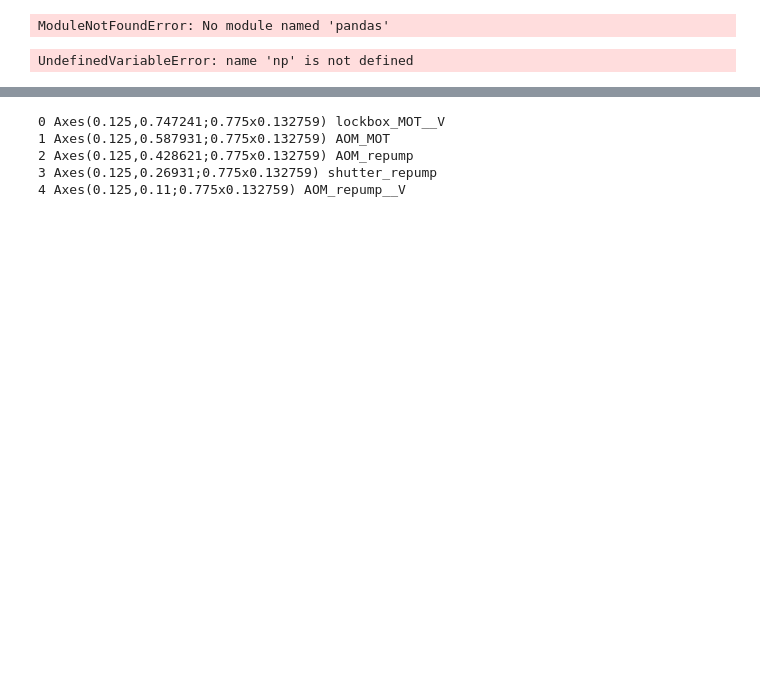
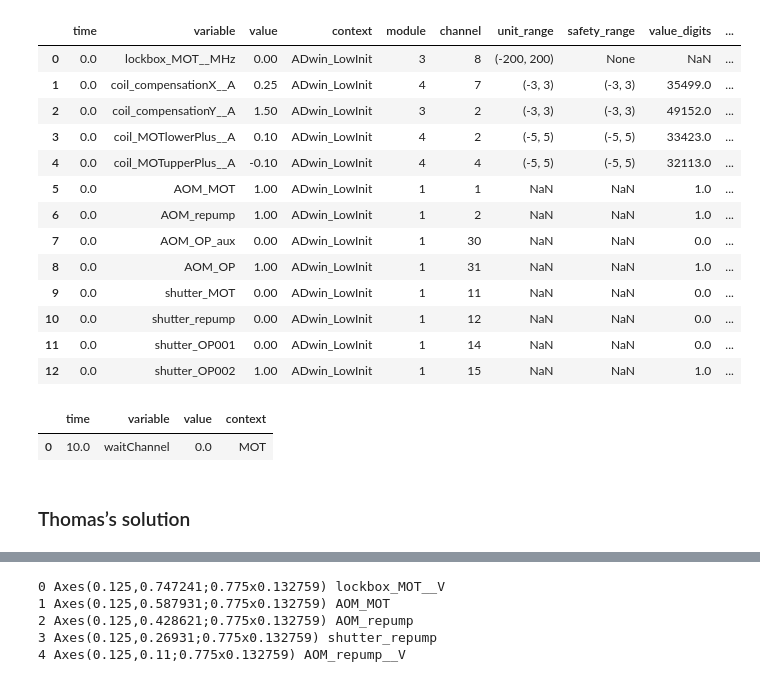
Before and after one commit to WignerQuantumOptics/Wigner_Time, a Jupyter notebook: doc/experiment_new.ipynb, the cells around one changed output, grey strips where cells are left out. Drawn from its saved outputs; the diff is of its cells as text; code cells hidden in the pictures; blank space fills up the shorter version.

Commit message:
Added the possibility of giving a variable directly in MHz (cf. lockboxes) + several TODOs, comments, and small restructurings

```diff
--- a/doc/experiment_new.ipynb
+++ b/doc/experiment_new.ipynb
@@ -1,4 +1,7 @@
 # %%
+import sys
+sys.path.append("..")
+
 import importlib.resources as resources
 import pathlib as pl
 
@@ -8,11 +11,12 @@ from munch import Munch
 from wigner_time import connection as con
 from wigner_time import timeline as tl
 from wigner_time import adwin as adwin
+from wigner_time import constructor as construct
 import wigner_time
 
 from copy import deepcopy
+
+%matplotlib qt
-# %% [output]
-ModuleNotFoundError: No module named 'pandas'
 # %%
 connections = con.connection(
     ["shutter_MOT", 1, 11],
@@ -69,18 +81,14 @@ def to_V(MHz) : return constants.factor__VpMHz * MHz
-# %%
-wigner_time.adwin.output(adwin.add(init(),connections,devices))
-# %% [output]
-UndefinedVariableError: name 'np' is not defined
 # %%
 def init() :
     """
     Creates an experimental timeline for the initialization of every device.
     """
     return tl.create(
-        lockbox_MOT__V=0.0,
-        coil_compensationX__A= constants.compensation_magnetic_field_X__A,
-        coil_compensationY__A= constants.compensation_magnetic_field_Y__A,
-        coil_MOTlowerPlus__A = -constants.compensation_magnetic_field__A,
-        coil_MOTupperPlus__A = constants.compensation_magnetic_field__A,
+        lockbox_MOT__MHz=0.0,
+        coil_compensationX__A= constants.Compensation.X__A,
+        coil_compensationY__A= constants.Compensation.Y__A,
+        coil_MOTlowerPlus__A = -constants.Compensation.Z__A,
+        coil_MOTupperPlus__A =  constants.Compensation.Z__A,
         AOM_MOT = 1,
         AOM_repump = 1,
         AOM_OP_aux = 0,
@@ -105,7 +113,7 @@ class preparation_functions:
 
     def MOT_detunedGrowth(tline, time, duration, toMHz, pt = 3) :
         return tl.next(
-            ["lockbox_MOT__V", lbox.to_V(toMHz)],
+            ["lockbox_MOT__MHz", toMHz],
             duration=duration,
             fargs={"ti": pt},
             time_start=time,timeline=tline,context='MOT',
@@ -131,7 +139,7 @@ class preparation_functions:
                 context=context,
             ),
             tl.next(
-                ["lockbox_MOT__V", lbox.to_V(toMHz)],
+                ["lockbox_MOT__MHz", toMHz],
                 time_start=time,
                 duration=lockbox_duration_ramp,
                 fargs={"ti": lockbox_parameter_tanh},
@@ -183,7 +191,7 @@ class preparation_functions:
         )
 
 
-    def pull_coils(tline, time, duration, l, u, lp = - constants.compensation_magnetic_field__A, up = constants.compensation_magnetic_field__A, pt = 3, context="") :
+    def pull_coils(tline, time, duration, l, u, lp=-constants.Compensation.Z__A, up=constants.Compensation.Z__A, pt = 3, context="") :
         return tl.update(
             tl.next(
                 ["coil_MOTlower__A", l],
@@ -230,11 +238,11 @@ class preparation_functions:
             tl.next(
                 ["coil_MOTlower__A", coil_lowerMOT__A],
                 ["coil_MOTupper__A", coil_upperMOT__A],
-                ["coil_MOTlowerPlus__A", -constants.compensation_magnetic_field__A],
-                ["coil_MOTupperPlus__A", constants.compensation_magnetic_field__A],
-                ["coil_compensationX__A", constants.compensation_magnetic_field_X__A],
-                ["coil_compensationY__A", constants.compensation_magnetic_field_Y__A],
-                ["lockbox_MOT__V", lbox.to_V(0.0)],
+                ["coil_MOTlowerPlus__A", -constants.Compensation.Z__A],
+                ["coil_MOTupperPlus__A",  constants.Compensation.Z__A],
+                ["coil_compensationX__A", constants.Compensation.X__A],
+                ["coil_compensationY__A", constants.Compensation.Y__A],
+                ["lockbox_MOT__MHz", 0.0],
                 # ["lockbox_science__V", params.experiment_CQED.science_light.lockbox_initial__V],
                 # ["trigger_RF_modulation__V", 0],
                 fargs={"ti": ending_parameter_tanh},
@@ -243,3 +251,28 @@ class preparation_functions:
                 context="before_finish",
             ),
         )
+# %%
+#wigner_time.adwin.output(
+adwin.add(init(),connections,devices)#)
+# %% [output]
+|  | time | variable | value | context | module | channel | unit_range | safety_range | value_digits | ... |
+| 0 | 0.0 | lockbox_MOT__MHz | 0.00 | ADwin_LowInit | 3 | 8 | (-200, 200) | None | NaN | ... |
+| 1 | 0.0 | coil_compensationX__A | 0.25 | ADwin_LowInit | 4 | 7 | (-3, 3) | (-3, 3) | 35499.0 | ... |
+| 2 | 0.0 | coil_compensationY__A | 1.50 | ADwin_LowInit | 3 | 2 | (-3, 3) | (-3, 3) | 49152.0 | ... |
+| 3 | 0.0 | coil_MOTlowerPlus__A | 0.10 | ADwin_LowInit | 4 | 2 | (-5, 5) | (-5, 5) | 33423.0 | ... |
+| 4 | 0.0 | coil_MOTupperPlus__A | -0.10 | ADwin_LowInit | 4 | 4 | (-5, 5) | (-5, 5) | 32113.0 | ... |
+| 5 | 0.0 | AOM_MOT | 1.00 | ADwin_LowInit | 1 | 1 | NaN | NaN | 1.0 | ... |
+| 6 | 0.0 | AOM_repump | 1.00 | ADwin_LowInit | 1 | 2 | NaN | NaN | 1.0 | ... |
+| 7 | 0.0 | AOM_OP_aux | 0.00 | ADwin_LowInit | 1 | 30 | NaN | NaN | 0.0 | ... |
+| 8 | 0.0 | AOM_OP | 1.00 | ADwin_LowInit | 1 | 31 | NaN | NaN | 1.0 | ... |
+| 9 | 0.0 | shutter_MOT | 0.00 | ADwin_LowInit | 1 | 11 | NaN | NaN | 0.0 | ... |
+| 10 | 0.0 | shutter_repump | 0.00 | ADwin_LowInit | 1 | 12 | NaN | NaN | 0.0 | ... |
+| 11 | 0.0 | shutter_OP001 | 0.00 | ADwin_LowInit | 1 | 14 | NaN | NaN | 0.0 | ... |
+| 12 | 0.0 | shutter_OP002 | 1.00 | ADwin_LowInit | 1 | 15 | NaN | NaN | 1.0 | ... |
+# %%
+tl.create("waitChannel",10,0.,"MOT")
+# %% [output]
+|  | time | variable | value | context |
+| 0 | 10.0 | waitChannel | 0.0 | MOT |
+# %% [markdown]
+### Thomas’s solution
```
Also changed, not shown: parts of 5 cells of this notebook, 4 other files.
